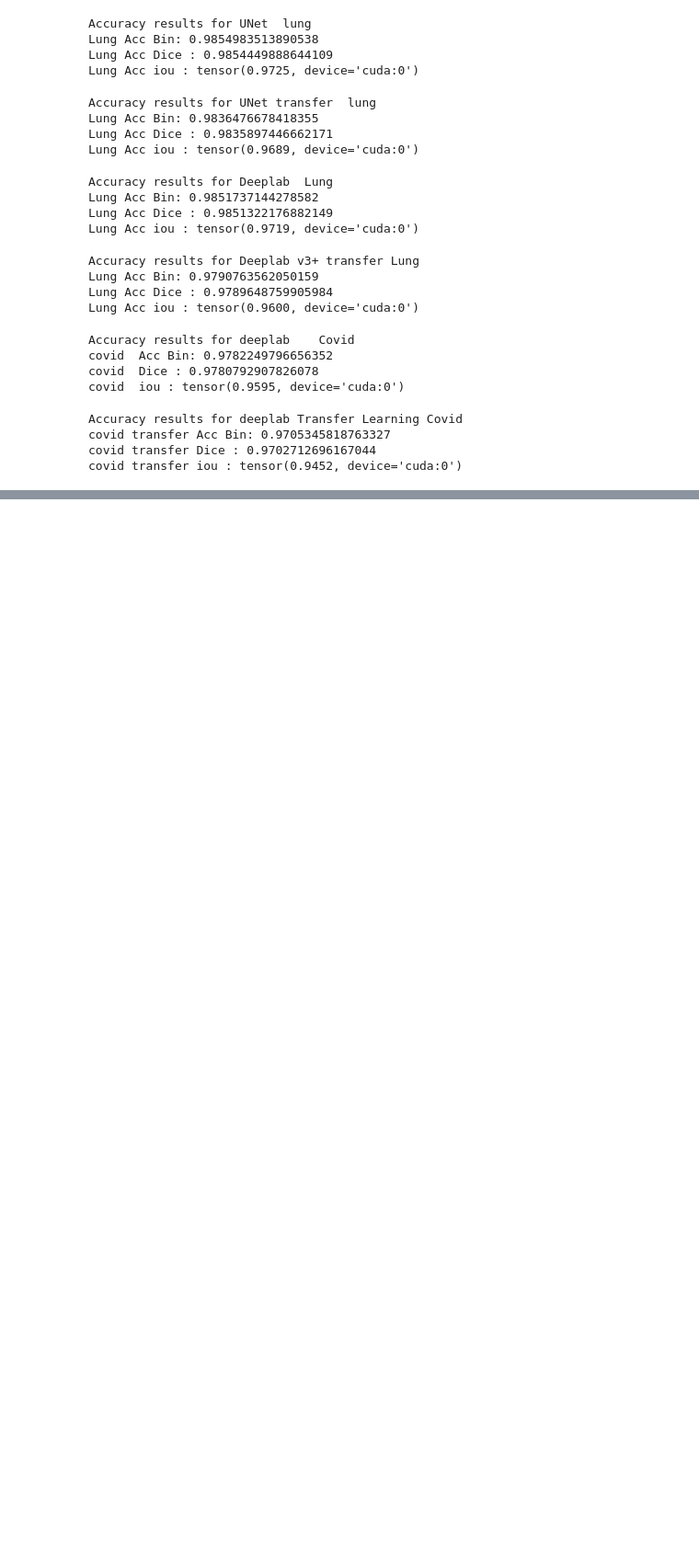
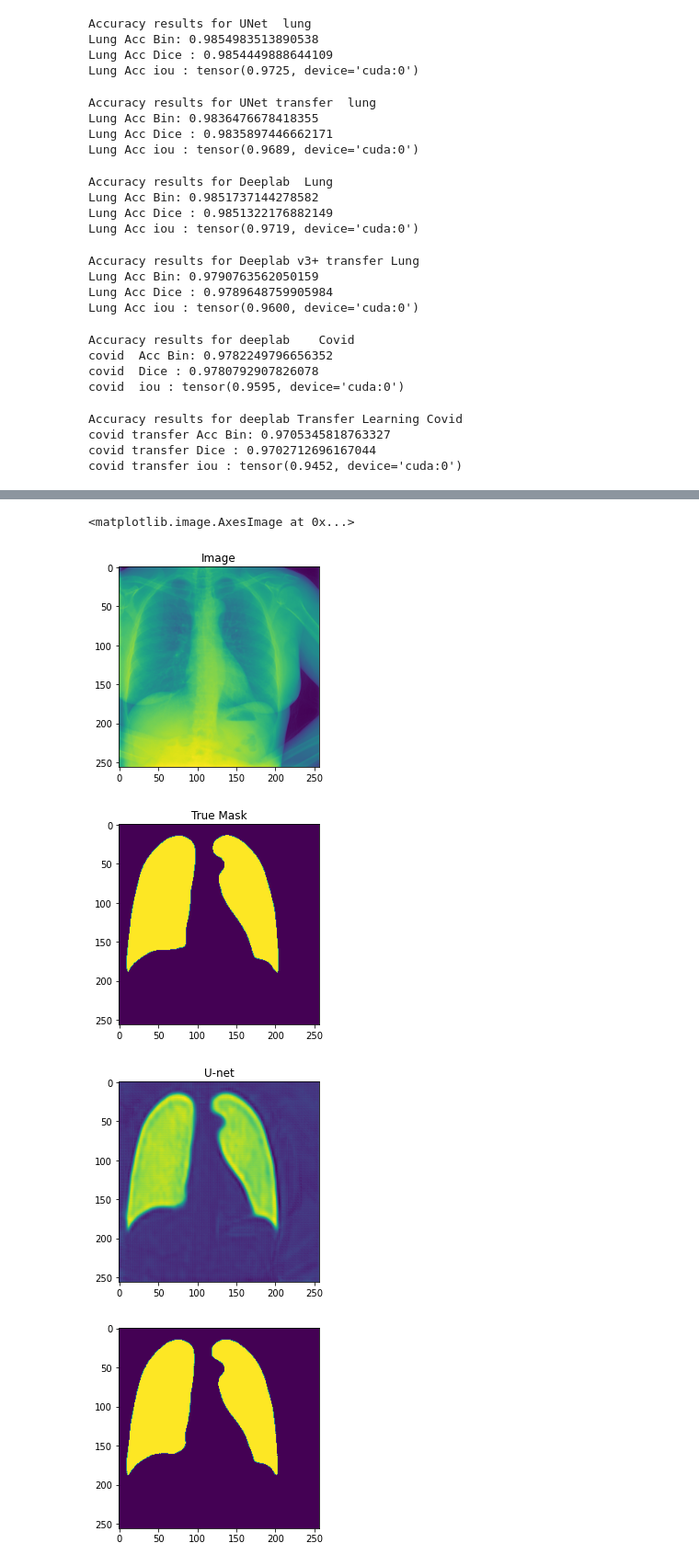
Before and after one commit to mbagci06/lung_covid, a Jupyter notebook: test_results.ipynb, the cells around one changed output, grey strips where cells are left out. Shown at 92% size. Drawn from its saved outputs; the diff is of its cells as text; code cells hidden in the pictures; blank space fills up the shorter version.

```diff
--- a/test_results.ipynb
+++ b/test_results.ipynb
@@ -568,0 +597,56 @@ covid transfer iou : tensor(0.9452, device='cuda:0')
+# %%
+########################### LUNG PLOTS
+lung_img=test_lung.__getitem__(10)['image']
+lung_mask=test_lung.__getitem__(10)['mask']
+
+plt.figure()
+plt.title("Image")
+
+plt.imshow(lung_img[0,:,:])
+plt.figure()
+plt.title("True Mask")
+
+plt.imshow(lung_mask[0,:,:])
+
+tra=net_l(lung_img.reshape(1,3,256,256).to(device=device))
+plt.figure()
+plt.title("U-net")
+
+plt.imshow(tra[0,0,:,:].detach().cpu())
+plt.figure()
+tra=torch.where(tra>=0.5, 1, 0)
+plt.imshow(tra[0,0,:,:].detach().cpu())
+
+tra=net_tl(lung_img.reshape(1,3,256,256).to(device=device))
+plt.figure()
+plt.title("U-net Trasnfer Learning")
+
+plt.imshow(tra[0,0,:,:].detach().cpu())
+plt.figure()
+tra=torch.where(tra>=0.5, 1, 0)
+plt.imshow(tra[0,0,:,:].detach().cpu())
+
+
+tra=deep_l(lung_img.reshape(1,3,256,256).to(device=device))
+plt.figure()
+plt.title("Deeplab v3+")
+
+plt.imshow(tra[0,0,:,:].detach().cpu())
+plt.figure()
+tra=torch.where(tra>=0.5, 1, 0)
+plt.imshow(tra[0,0,:,:].detach().cpu())
+
+tra=deep_tl(lung_img.reshape(1,3,256,256).to(device=device))
+plt.figure()
+plt.title("Deeplab v3+ Trasnfer Learning")
+
+plt.imshow(tra[0,0,:,:].detach().cpu())
+plt.figure()
+tra=torch.where(tra>=0.5, 1, 0)
+plt.imshow(tra[0,0,:,:].detach().cpu())
+# %% [output]
+<matplotlib.image.AxesImage at 0x...>
+[figure, added]
+[figure, added]
+[figure, added]
+[figure, added]
```
Also changed, not shown: parts of 10 cells of this notebook.
